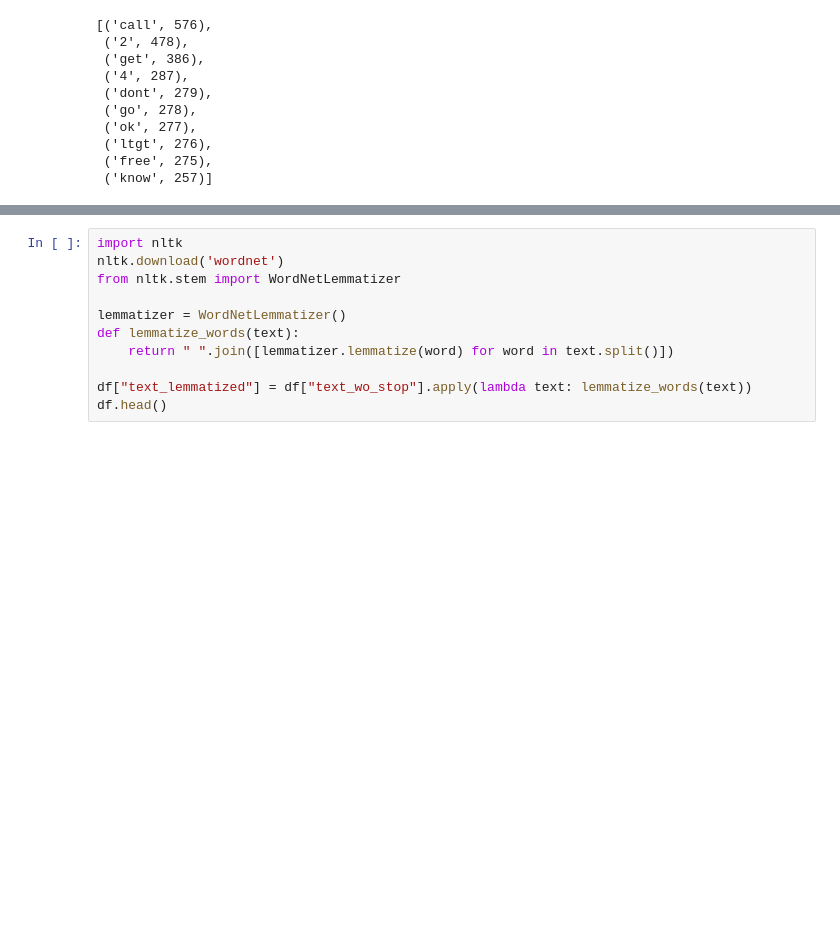
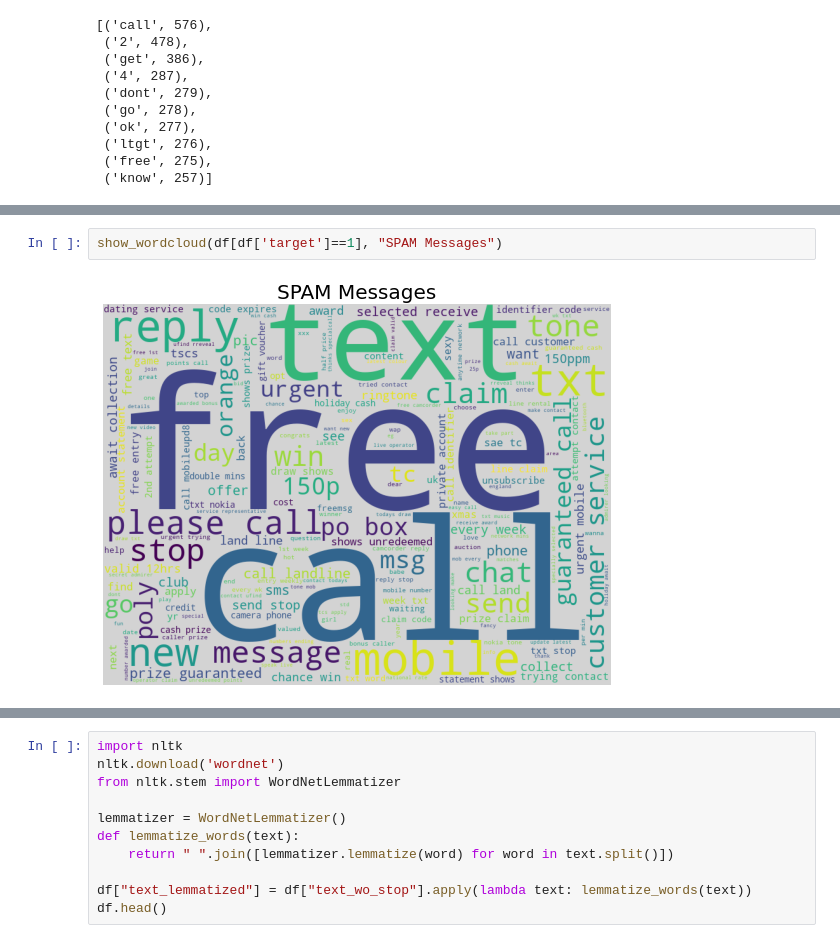
Before and after one commit to AlexAlexeyuk/AlexAlexeyuk, a Jupyter notebook: Alexeyuk_Spam_identification.ipynb, the cells around one changed output, grey strips where cells are left out. Saved outputs shown, nothing was run; the diff lists cells and outputs as text; blank space fills up the shorter version.

```diff
--- a/Alexeyuk_Spam_identification.ipynb
+++ b/Alexeyuk_Spam_identification.ipynb
@@ -137,3 +156,7 @@ cnt.most_common(10)
+# %%
+show_wordcloud(df[df['target']==1], "SPAM Messages")
+# %% [output]
+[figure, added]
 # %%
 from nltk.stem.porter import PorterStemmer
 
```
Also changed, not shown: parts of 48 cells of this notebook.
